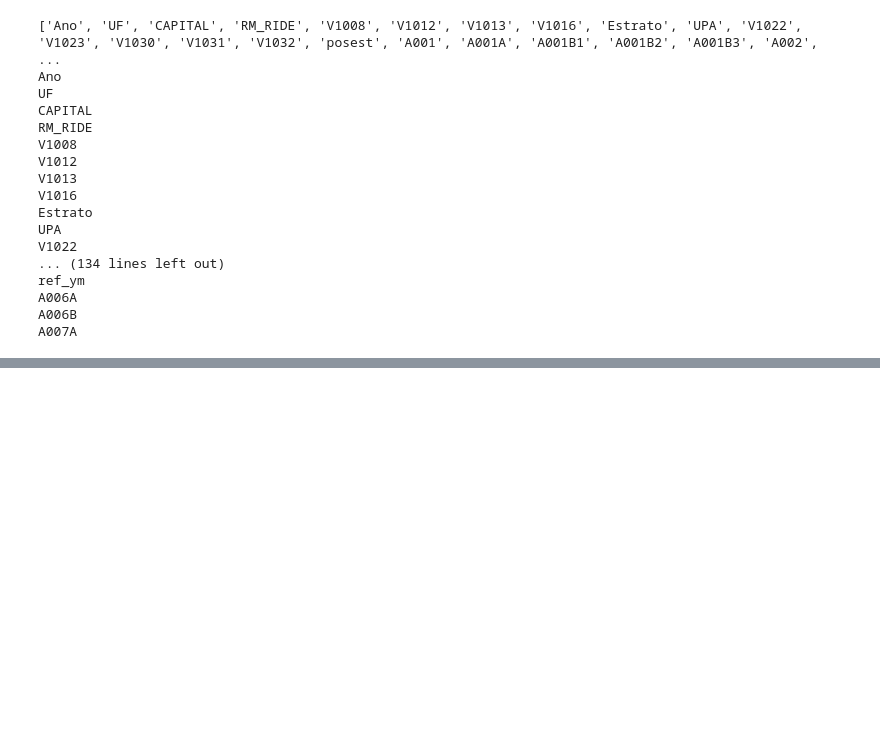
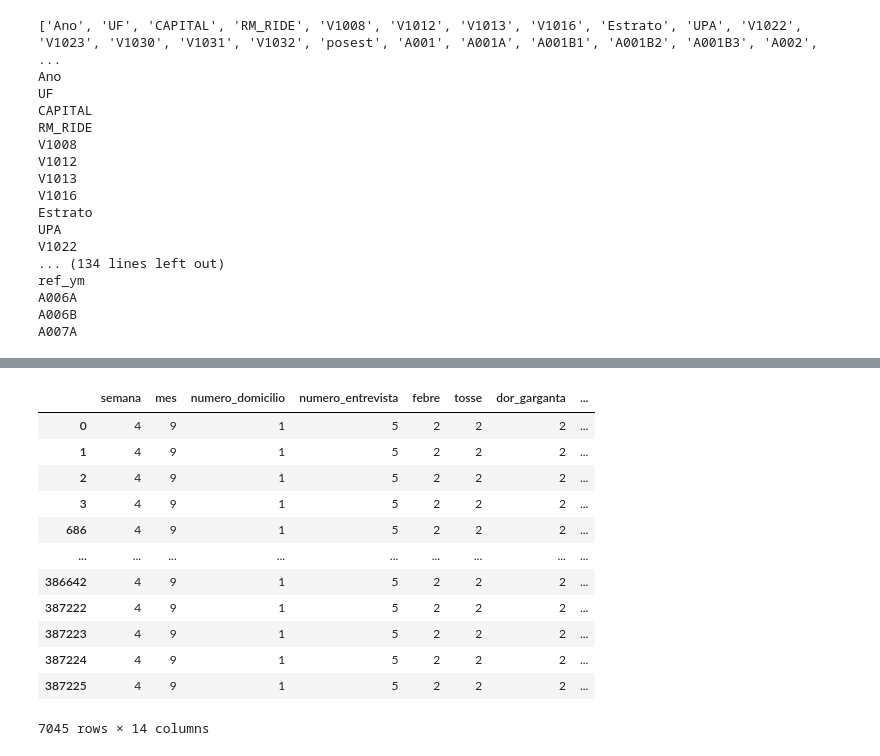
Before and after one commit to jaqueantunes/covid_pos, a Jupyter notebook: pos_T3.ipynb, the cells around one changed output, grey strips where cells are left out. Cells and saved outputs as stored; diff of their text form; code cells hidden in the pictures; blank space fills up the shorter version.

```diff
--- a/pos_T3.ipynb
+++ b/pos_T3.ipynb
@@ -146,0 +194,16 @@ df2 = df.rename(columns={
+# %%
+df_clinico[(df_clinico["numero_domicilio"] == 1) & (df_clinico["numero_entrevista"] == 5) & (df_clinico["semana"] == 4) & (df_clinico["mes"] == 9)]
+# %% [output]
+|  | semana | mes | numero_domicilio | numero_entrevista | febre | tosse | dor_garganta | ... |
+| 0 | 4 | 9 | 1 | 5 | 2 | 2 | 2 | ... |
+| 1 | 4 | 9 | 1 | 5 | 2 | 2 | 2 | ... |
+| 2 | 4 | 9 | 1 | 5 | 2 | 2 | 2 | ... |
+| 3 | 4 | 9 | 1 | 5 | 2 | 2 | 2 | ... |
+| 686 | 4 | 9 | 1 | 5 | 2 | 2 | 2 | ... |
+| ... | ... | ... | ... | ... | ... | ... | ... | ... |
+| 386642 | 4 | 9 | 1 | 5 | 2 | 2 | 2 | ... |
+| 387222 | 4 | 9 | 1 | 5 | 2 | 2 | 2 | ... |
+| 387223 | 4 | 9 | 1 | 5 | 2 | 2 | 2 | ... |
+| 387224 | 4 | 9 | 1 | 5 | 2 | 2 | 2 | ... |
+| 387225 | 4 | 9 | 1 | 5 | 2 | 2 | 2 | ... |
+7045 rows × 14 columns
```
Also changed, not shown: parts of 7 cells of this notebook.
